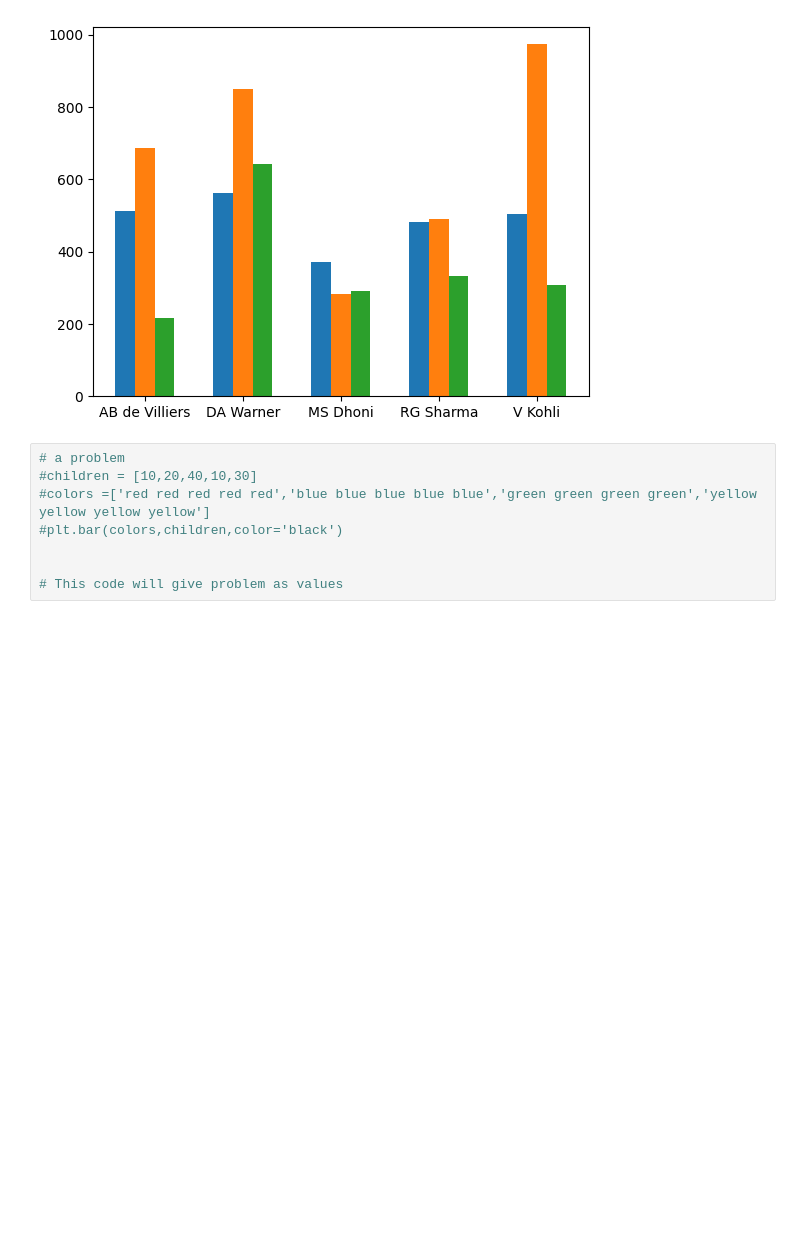
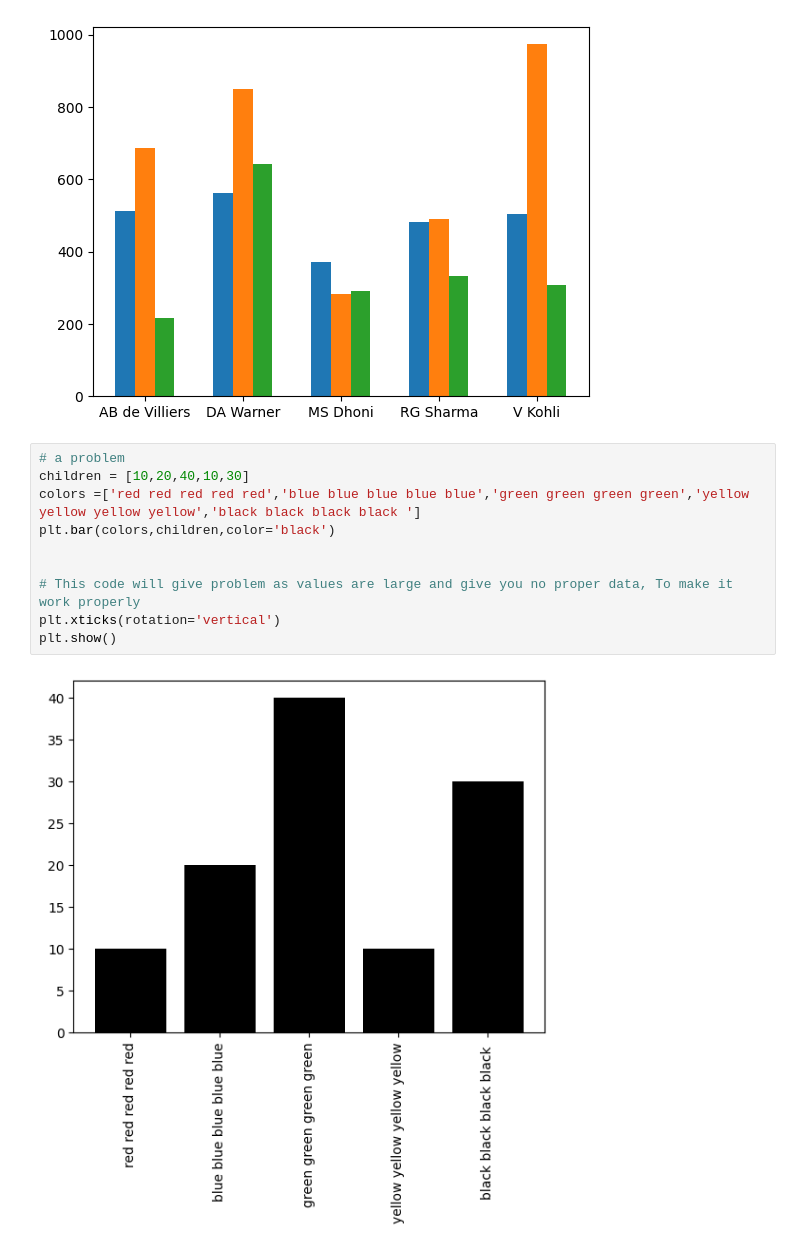
Before and after one commit to simran-aug15/Matplotlib, a Jupyter notebook: Bar_chart.ipynb, the cells around one changed output. Saved outputs shown, nothing was run; the diff lists cells and outputs as text; blank space fills up the shorter version.

```diff
--- a/Bar_chart.ipynb
+++ b/Bar_chart.ipynb
@@ -48,9 +48,13 @@ plt.show()
 [figure]
 # %%
 # a problem
-#children = [10,20,40,10,30]
-#colors =['red red red red red','blue blue blue blue blue','green green green green','yellow yellow yellow yellow']
-#plt.bar(colors,children,color='black')
+children = [10,20,40,10,30]
+colors =['red red red red red','blue blue blue blue blue','green green green green','yellow yellow yellow yellow','black black black black ']
+plt.bar(colors,children,color='black')
 
 
-# This code will give problem as values
+# This code will give problem as values are large and give you no proper data, To make it work properly
+plt.xticks(rotation='vertical')
+plt.show()
+# %% [output]
+[figure, added]
```
